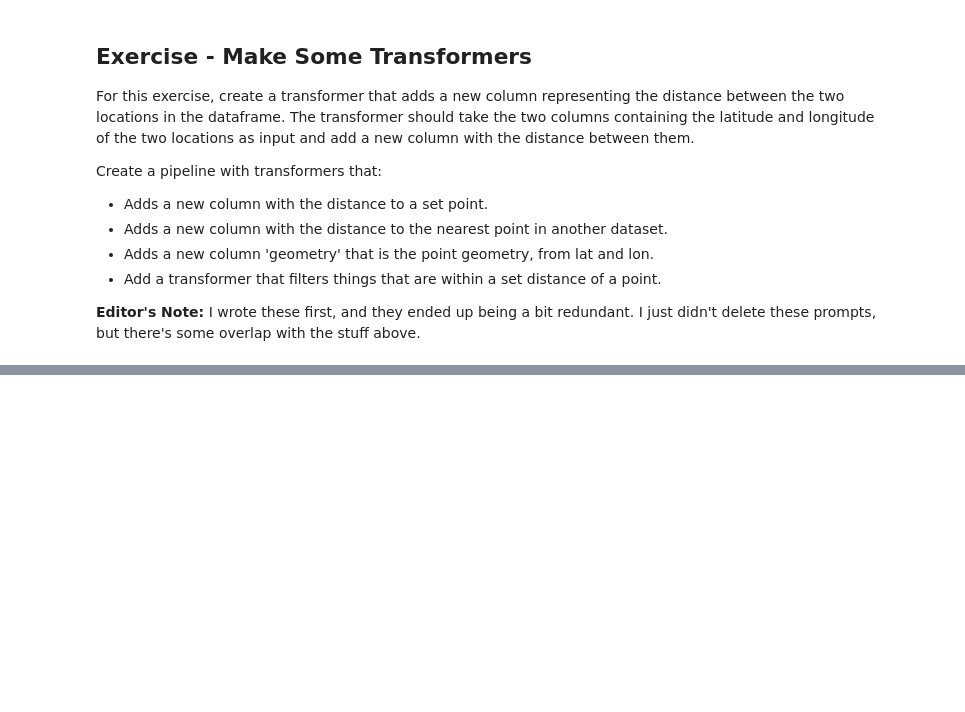
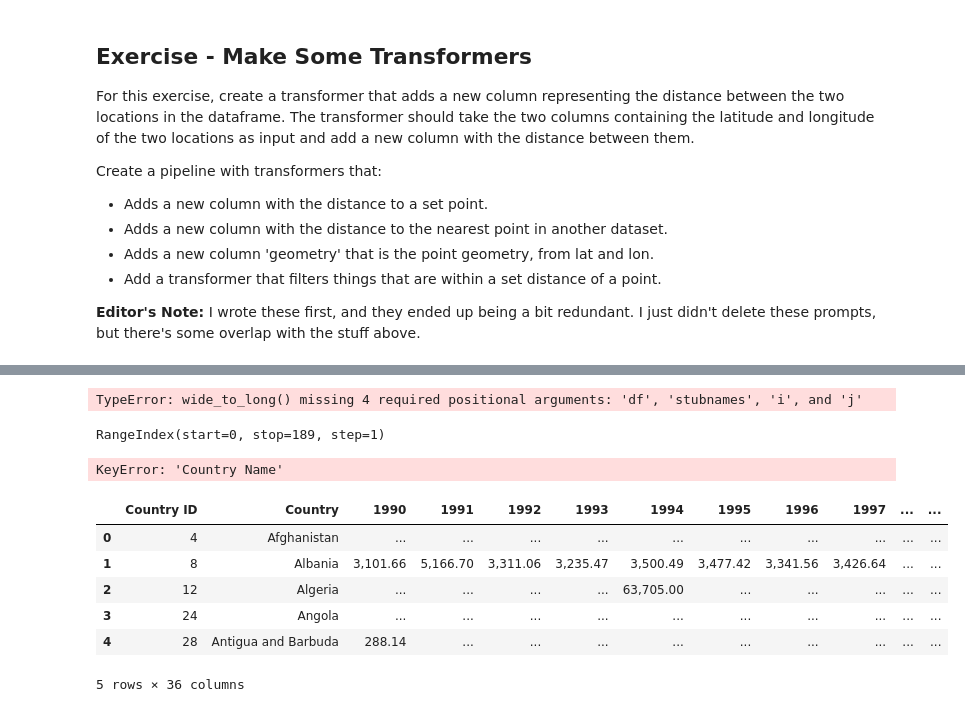
Before and after one commit to AkeemSemperDataScience/Programming_Basics_for_Machine_Learning_Students, a Jupyter notebook: workbooks/028_geopandas_transformer.ipynb, the cells around one changed output, grey strips where cells are left out. Saved outputs shown, nothing was run; the diff lists cells and outputs as text; code cells hidden in the pictures; blank space fills up the shorter version.

```diff
--- a/workbooks/028_geopandas_transformer.ipynb
+++ b/workbooks/028_geopandas_transformer.ipynb
@@ -344,3 +468,47 @@ ex_play.head()
 # Set point test
 nait_lat = 53.57030
 nait_long = -113.50087
+# %%
+#d1 = pd.read_excel("/Users/akeem/Downloads/CO2_Emissions.xlsx")
+#d2 = pd.read_excel("/Users/akeem/Downloads/CH4_Emissions.xlsx")
+d1 = pd.read_csv("/Users/akeem/Downloads/CO2_Emissions.csv", encoding="latin1")
+d2 = pd.read_csv("/Users/akeem/Downloads/CH4_Emissions.csv", encoding="latin1")
+#d1.reindex(d1["Country ID"], axis=1)
+#d1.reset_index(drop=True, inplace=True)
+
+d1
+# %% [output]
+TypeError: wide_to_long() missing 4 required positional arguments: 'df', 'stubnames', 'i', and 'j'
+# %%
+d2.index
+# %% [output]
+RangeIndex(start=0, stop=189, step=1)
+# %%
+d1_num_cols = []
+for col in d1.columns:
+    if type(col) in [int, float]:
+        d1_num_cols.append(int(col))
+d1_non_num_cols = [col for col in d1.columns if col not in d1_num_cols]
+
+d2_num_cols = []
+for col in d2.columns:
+    if type(col) in [int, float]:
+        d2_num_cols.append(int(col))
+d2_non_num_cols = [col for col in d2.columns if col not in d2_num_cols]
+# %%
+#pd.wide_to_long(d1, stubnames= d1_num_cols, i=d1_non_num_cols, j="Year")
+d1 = pd.melt(d1, id_vars="Country Name", value_vars=d1_num_cols)
+d1
+# %% [output]
+KeyError: 'Country Name'
+# %%
+d1.pivot(columns = d1_non_num_cols, values = d1_num_cols)
+d1.head()
+# %% [output]
+|  | Country ID | Country | 1990 | 1991 | 1992 | 1993 | 1994 | 1995 | 1996 | 1997 | ... | ... |
+| 0 | 4 | Afghanistan | ... | ... | ... | ... | ... | ... | ... | ... | ... | ... |
+| 1 | 8 | Albania | 3,101.66 | 5,166.70 | 3,311.06 | 3,235.47 | 3,500.49 | 3,477.42 | 3,341.56 | 3,426.64 | ... | ... |
+| 2 | 12 | Algeria | ... | ... | ... | ... | 63,705.00 | ... | ... | ... | ... | ... |
+| 3 | 24 | Angola | ... | ... | ... | ... | ... | ... | ... | ... | ... | ... |
+| 4 | 28 | Antigua and Barbuda | 288.14 | ... | ... | ... | ... | ... | ... | ... | ... | ... |
+5 rows × 36 columns
```
Also changed, not shown: parts of 23 cells of this notebook, 5 other files.
